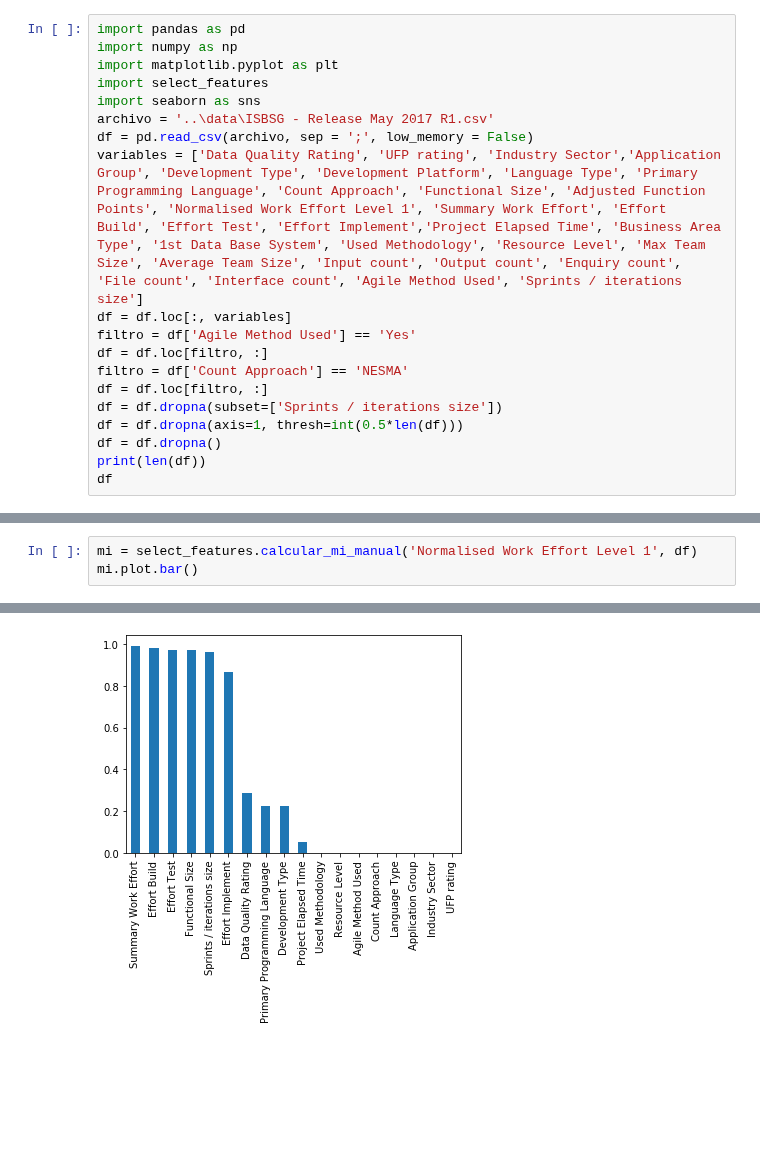
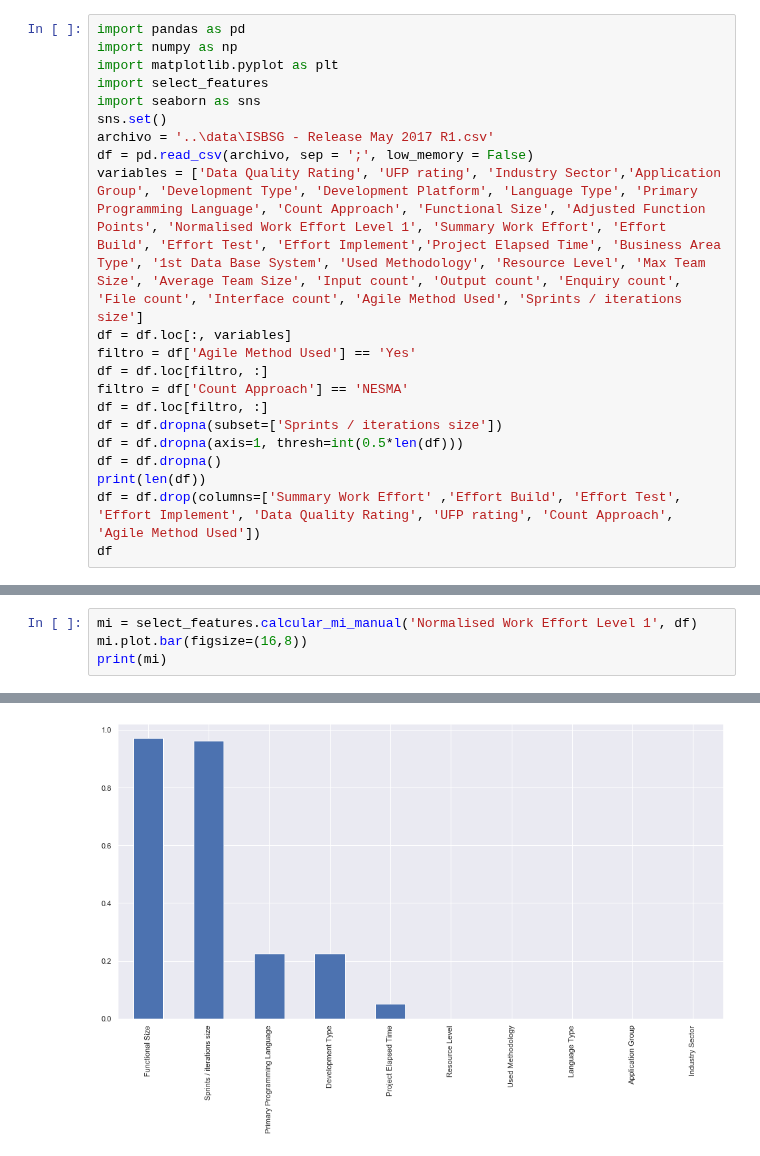
Before and after one commit to ivanajenjo/TFG, a Jupyter notebook: src/import_agile.ipynb, the cells around one changed output, grey strips where cells are left out. Drawn from its saved outputs; the diff is of its cells as text; blank space fills up the shorter version.

```diff
--- a/src/import_agile.ipynb
+++ b/src/import_agile.ipynb
@@ -4,6 +4,7 @@ import numpy as np
 import matplotlib.pyplot as plt
 import select_features
 import seaborn as sns
+sns.set()
 archivo = '..\data\ISBSG - Release May 2017 R1.csv'
 df = pd.read_csv(archivo, sep = ';', low_memory = False)
 variables = ['Data Quality Rating', 'UFP rating', 'Industry Sector','Application Group', 'Development Type', 'Development Platform', 'Language Type', 'Primary Programming Language', 'Count Approach', 'Functional Size', 'Adjusted Function Points', 'Normalised Work Effort Level 1', 'Summary Work Effort', 'Effort Build', 'Effort Test', 'Effort Implement','Project Elapsed Time', 'Business Area Type', '1st Data Base System', 'Used Methodology', 'Resource Level', 'Max Team Size', 'Average Team Size', 'Input count', 'Output count', 'Enquiry count', 'File count', 'Interface count', 'Agile Method Used', 'Sprints / iterations size']
@@ -16,6 +17,7 @@ df = df.dropna(subset=['Sprints / iterations size'])
 df = df.dropna(axis=1, thresh=int(0.5*len(df)))
 df = df.dropna()
 print(len(df))
+df = df.drop(columns=['Summary Work Effort' ,'Effort Build', 'Effort Test', 'Effort Implement', 'Data Quality Rating', 'UFP rating', 'Count Approach', 'Agile Method Used'])
 df
 # %% [output]
 48
@@ -39,4 +41,5 @@ df
 # %%
 mi = select_features.calcular_mi_manual('Normalised Work Effort Level 1', df)
-mi.plot.bar()
+mi.plot.bar(figsize=(16,8))
+print(mi)
 # %% [output]
@@ -44 +57 @@ mi.plot.bar()
-[figure, old version]
+[figure, new version]
```
Also changed, not shown: parts of 3 cells of this notebook.
